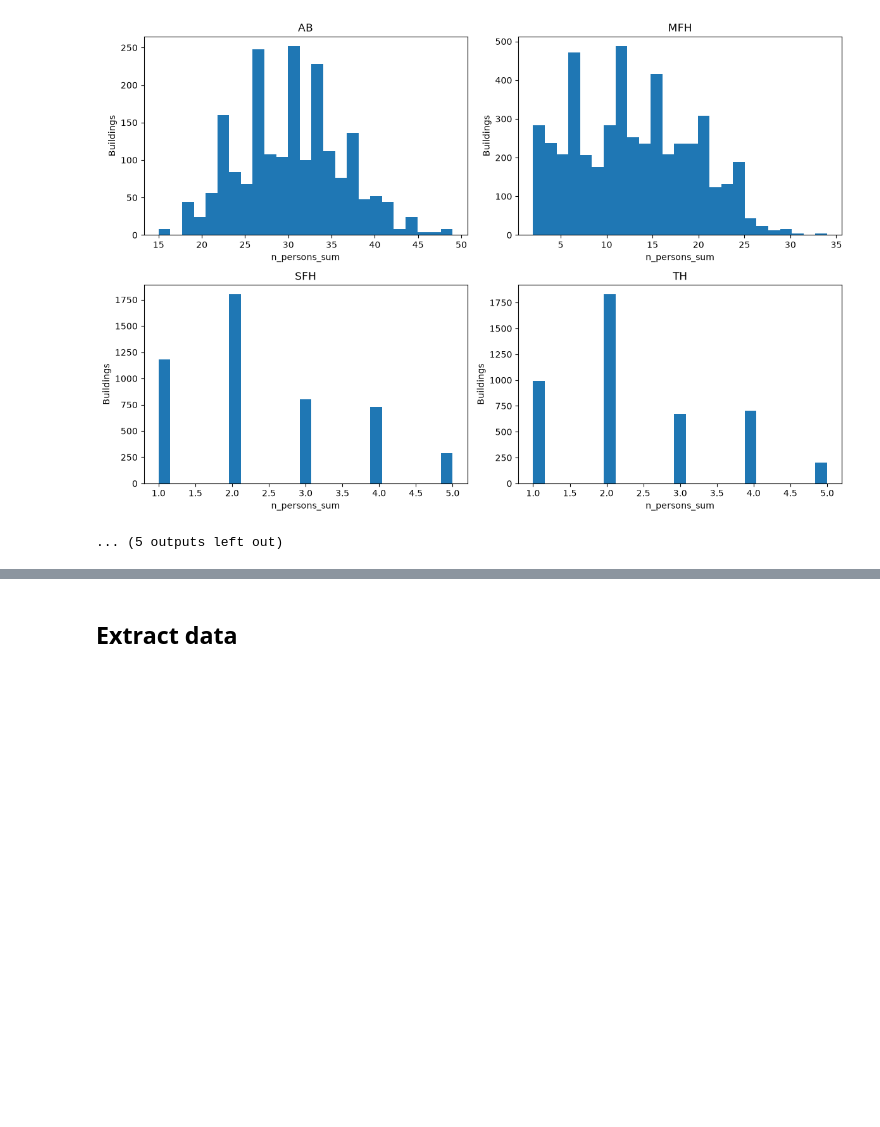
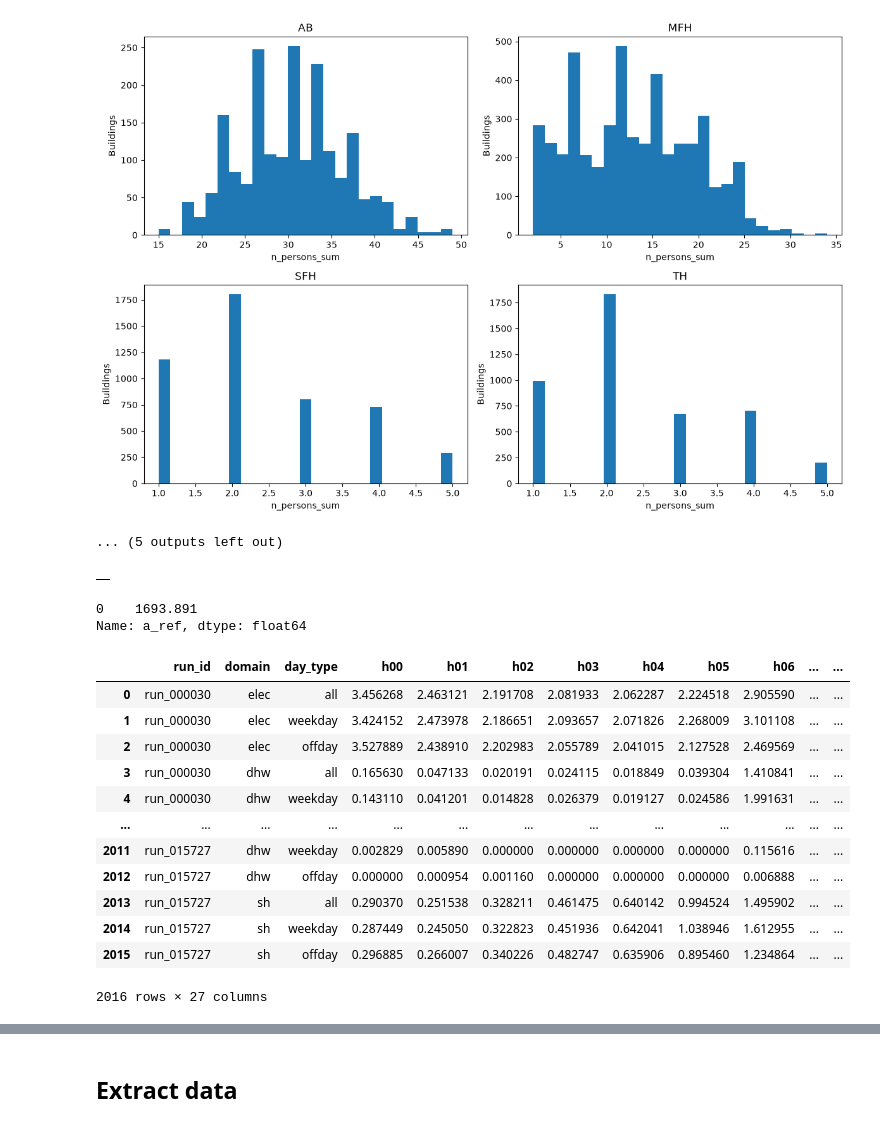
Before and after one commit to NV717/Master_Thesis_EWI_2026, a Jupyter notebook: Ch_1_Data_Preparation/DataPreparation.ipynb, the cells around one changed output, grey strips where cells are left out. Saved outputs shown, nothing was run; the diff lists cells and outputs as text; code cells hidden in the pictures; blank space fills up the shorter version.

Commit message:
Update check timeseries function for desc analysis to include load, factor, average daily, max, min, mean loads, peak and plateau counts

```diff
--- a/Ch_1_Data_Preparation/DataPreparation.ipynb
+++ b/Ch_1_Data_Preparation/DataPreparation.ipynb
@@ -93,2 +95,5 @@ RESULTS_DIR2 = Path(r"../DataSplit/Data/test")
 # %%
-checkts=check_timeseries(RESULTS_DIR2)
+dfs = check_timeseries(RESULTS_DIR2, n_jobs=-1, cache_dir=RESULTS_DIR2 / "_check_cache")
+dfs["failed"]
+# %% [output]
+|  |
@@ -94,0 +104,24 @@ checkts=check_timeseries(RESULTS_DIR2)
+# %%
+params["a_ref"]
+
+#34
+# 1693.891
+# %% [output]
+0    1693.891
+Name: a_ref, dtype: float64
+# %%
+dfs["hourly"]
+# %% [output]
+|  | run_id | domain | day_type | h00 | h01 | h02 | h03 | h04 | h05 | h06 | ... | ... |
+| 0 | run_000030 | elec | all | 3.456268 | 2.463121 | 2.191708 | 2.081933 | 2.062287 | 2.224518 | 2.905590 | ... | ... |
+| 1 | run_000030 | elec | weekday | 3.424152 | 2.473978 | 2.186651 | 2.093657 | 2.071826 | 2.268009 | 3.101108 | ... | ... |
+| 2 | run_000030 | elec | offday | 3.527889 | 2.438910 | 2.202983 | 2.055789 | 2.041015 | 2.127528 | 2.469569 | ... | ... |
+| 3 | run_000030 | dhw | all | 0.165630 | 0.047133 | 0.020191 | 0.024115 | 0.018849 | 0.039304 | 1.410841 | ... | ... |
+| 4 | run_000030 | dhw | weekday | 0.143110 | 0.041201 | 0.014828 | 0.026379 | 0.019127 | 0.024586 | 1.991631 | ... | ... |
+| ... | ... | ... | ... | ... | ... | ... | ... | ... | ... | ... | ... | ... |
+| 2011 | run_015727 | dhw | weekday | 0.002829 | 0.005890 | 0.000000 | 0.000000 | 0.000000 | 0.000000 | 0.115616 | ... | ... |
+| 2012 | run_015727 | dhw | offday | 0.000000 | 0.000954 | 0.001160 | 0.000000 | 0.000000 | 0.000000 | 0.006888 | ... | ... |
+| 2013 | run_015727 | sh | all | 0.290370 | 0.251538 | 0.328211 | 0.461475 | 0.640142 | 0.994524 | 1.495902 | ... | ... |
+| 2014 | run_015727 | sh | weekday | 0.287449 | 0.245050 | 0.322823 | 0.451936 | 0.642041 | 1.038946 | 1.612955 | ... | ... |
+| 2015 | run_015727 | sh | offday | 0.296885 | 0.266007 | 0.340226 | 0.482747 | 0.635906 | 0.895460 | 1.234864 | ... | ... |
+2016 rows × 27 columns
```
Also changed, not shown: parts of 10 cells of this notebook, 2 other files.
